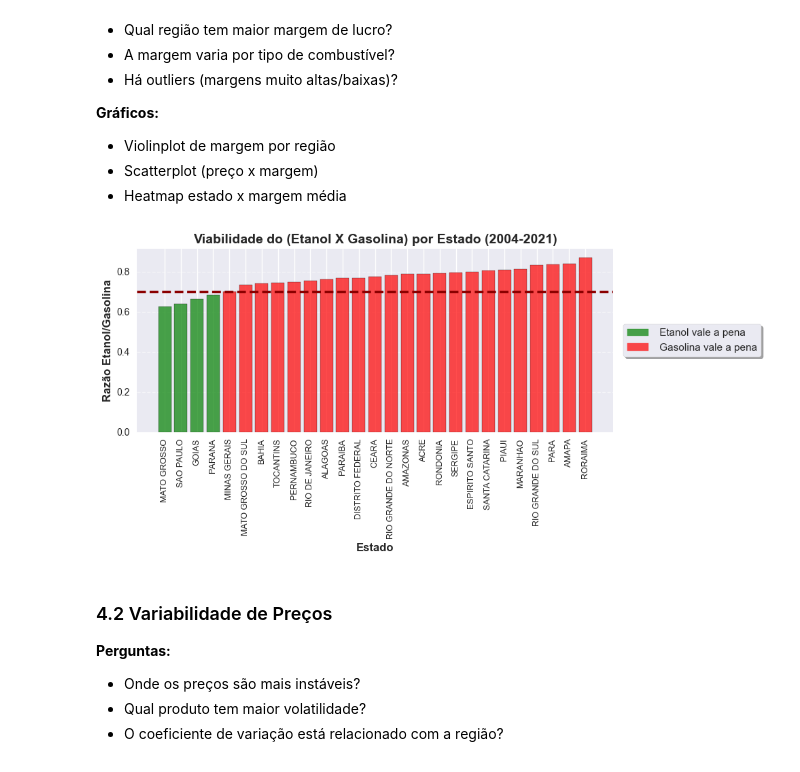
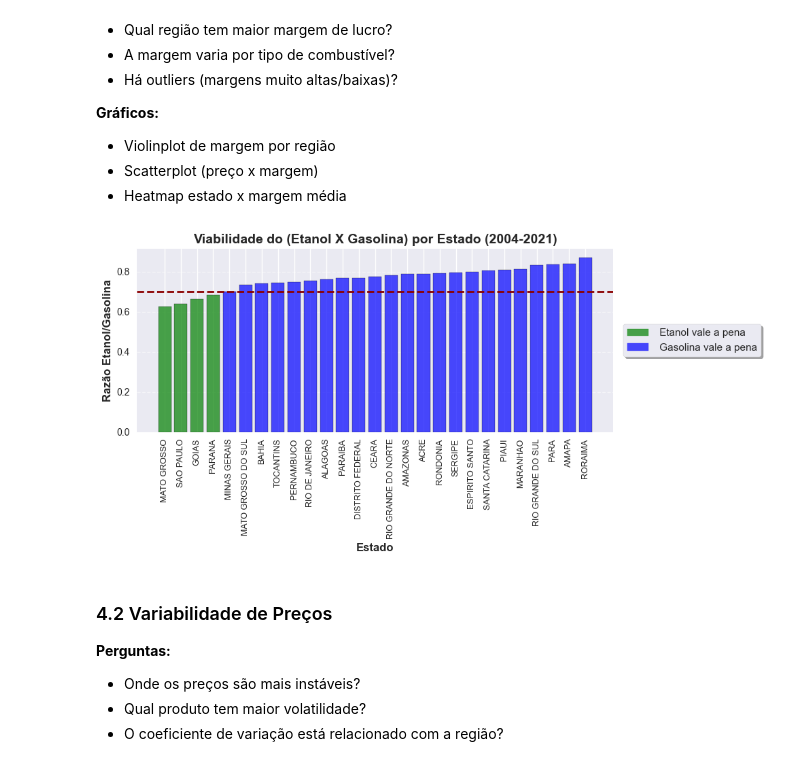
Before and after one commit to thiago207/analise-de-combustiveis-2004-2021, a Jupyter notebook: main.ipynb, the cells around one changed output. Drawn from its saved outputs; the diff is of its cells as text; code cells hidden in the pictures.

```diff
--- a/main.ipynb
+++ b/main.ipynb
@@ -392,37 +392,37 @@ razao_estado.columns = ['ESTADO', 'RAZAO']  # Renomear coluna
 import matplotlib.patches as mpatches
 
 plt.figure(figsize=(10, 5))  # Aumentar largura para caber legenda
 
 razao_ordenado = razao_estado.sort_values('RAZAO')
-cores = ['green' if x < 0.70 else 'red' for x in razao_ordenado['RAZAO']]
+cores = ['green' if x < 0.70 else 'blue' for x in razao_ordenado['RAZAO']]
 
 plt.bar(razao_ordenado['ESTADO'], razao_ordenado['RAZAO'],
         color=cores, edgecolor='black', alpha=0.7)
 
-plt.axhline(y=0.70, color='darkred', linestyle='--', linewidth=2.5)
+plt.axhline(y=0.70, color='darkred', linestyle='--', linewidth=2)
 
 plt.xlabel('Estado', fontsize=12, fontweight='bold')
 plt.ylabel('Razão Etanol/Gasolina', fontsize=12, fontweight='bold')
 plt.title('Viabilidade do (Etanol X Gasolina) por Estado (2004-2021)', fontsize=14, fontweight='bold')
 plt.xticks(rotation=90, fontsize=9)
 plt.grid(alpha=0.5, axis='y', linestyle='--')
 
 #  Legenda do lado direito, fora
 verde_patch = mpatches.Patch(color='green', label=' Etanol vale a pena', alpha=0.7)
-vermelho_patch = mpatches.Patch(color='red', label=' Gasolina vale a pena', alpha=0.7)
+vermelho_patch = mpatches.Patch(color='blue', label=' Gasolina vale a pena', alpha=0.7)
 
 plt.legend(handles=[verde_patch, vermelho_patch],
            fontsize=11,
            loc='center left',
            bbox_to_anchor=(1.01, 0.5),
            frameon=True,
            fancybox=True,
            shadow=True)
 
 plt.tight_layout()
 plt.show()
 # %% [output]
-[figure, old version]
+[figure, new version]
 # %% [markdown]
 ### 4.2 Variabilidade de Preços
 **Perguntas:**
```
